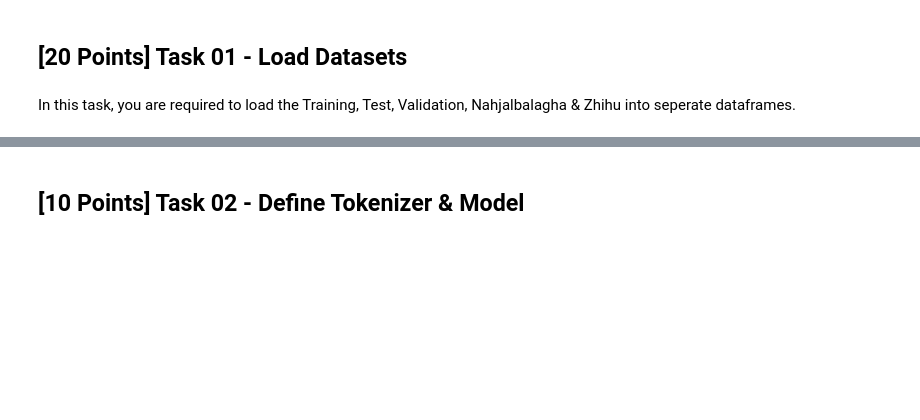
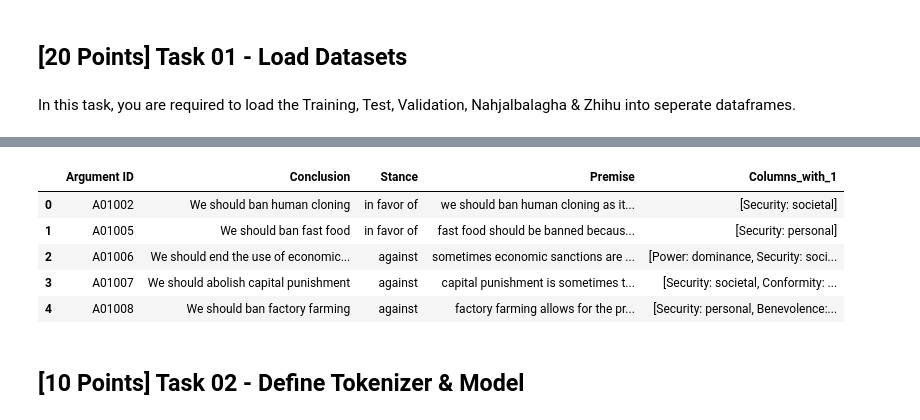
Before and after one commit to Talha771/IntroToLLM, a Jupyter notebook: Assignment 1/LLM_Assignment1.ipynb, the cells around one changed output, grey strips where cells are left out. Drawn from its saved outputs; the diff is of its cells as text; code cells hidden in the pictures; blank space fills up the shorter version.

```diff
--- a/Assignment 1/LLM_Assignment1.ipynb
+++ b/Assignment 1/LLM_Assignment1.ipynb
@@ -388,3 +392,33 @@ SyntaxError: invalid syntax (1742065552.py, line 2)
+# %%
+
+argument_values = {}
+
+# Iterate over each row in the dataframe
+for index, row in training_result_sem_eval.iterrows():
+    # Get the 'Argument ID'
+    argument_id = row['Argument ID']
+    # Initialize an empty list to store column names with value 1
+    columns_with_1 = []
+    # Iterate over each column in the row (starting from index 1 to skip 'Argument ID')
+    for col in training_result_sem_eval.columns[1:]:
+        # Check if the value in the current column is 1
+        if row[col] == 1:
+            # If so, append the column name to the list
+            columns_with_1.append(col)
+    # Add the 'Argument ID' and list of columns with value 1 to the dictionary
+    argument_values[argument_id] = columns_with_1
+df_argument_values = pd.DataFrame(argument_values.items(), columns=['Argument ID', 'Columns_with_1'])
+
+merged_df = pd.merge(training_arguments, df_argument_values, on='Argument ID', how='left')
+
+merged_df.head(5)
+# %% [output]
+|  | Argument ID | Conclusion | Stance | Premise | Columns_with_1 |
+| 0 | A01002 | We should ban human cloning | in favor of | we should ban human cloning as it... | [Security: societal] |
+| 1 | A01005 | We should ban fast food | in favor of | fast food should be banned becaus... | [Security: personal] |
+| 2 | A01006 | We should end the use of economic... | against | sometimes economic sanctions are ... | [Power: dominance, Security: soci... |
+| 3 | A01007 | We should abolish capital punishment | against | capital punishment is sometimes t... | [Security: societal, Conformity: ... |
+| 4 | A01008 | We should ban factory farming | against | factory farming allows for the pr... | [Security: personal, Benevolence:... |
 # %% [markdown]
 ## [10 Points] Task 02 - Define Tokenizer & Model
 # %% [markdown]
```
Also changed, not shown: parts of 13 cells of this notebook.
